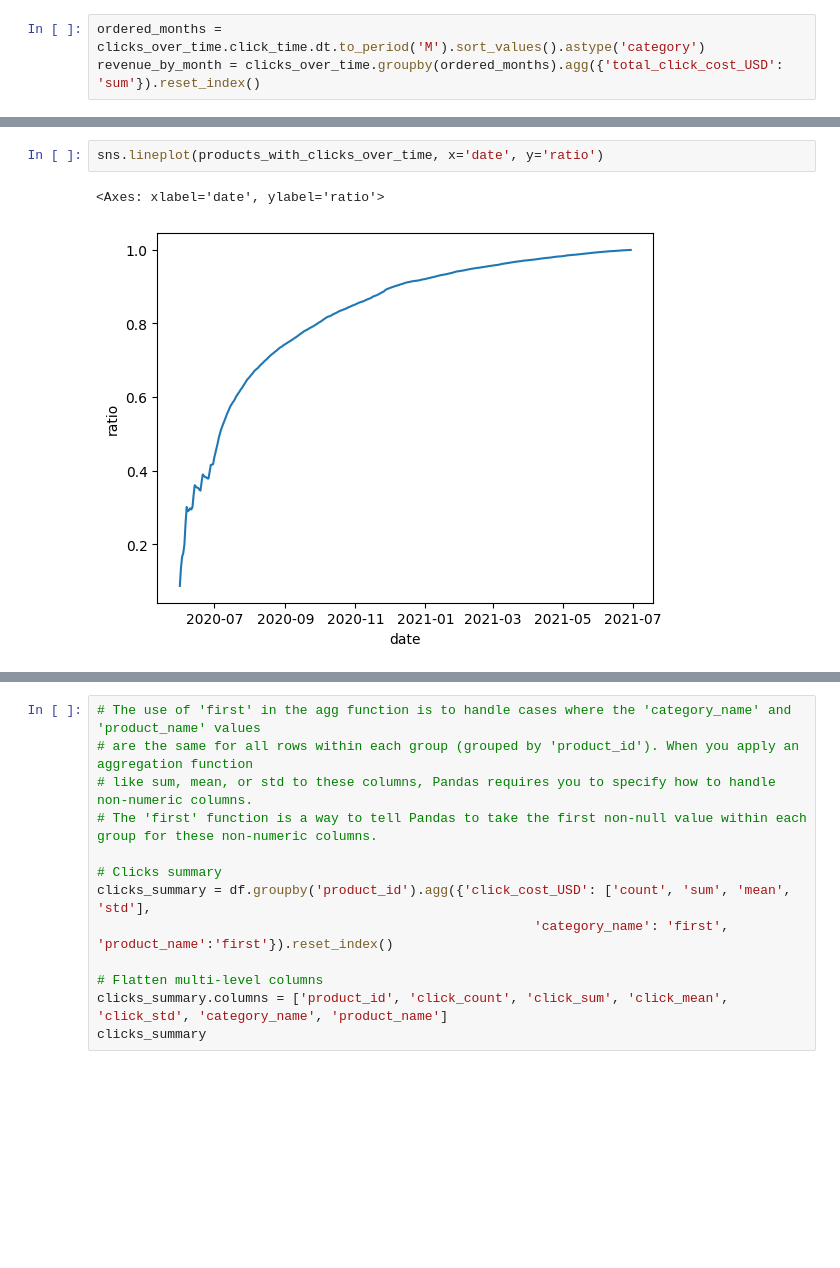
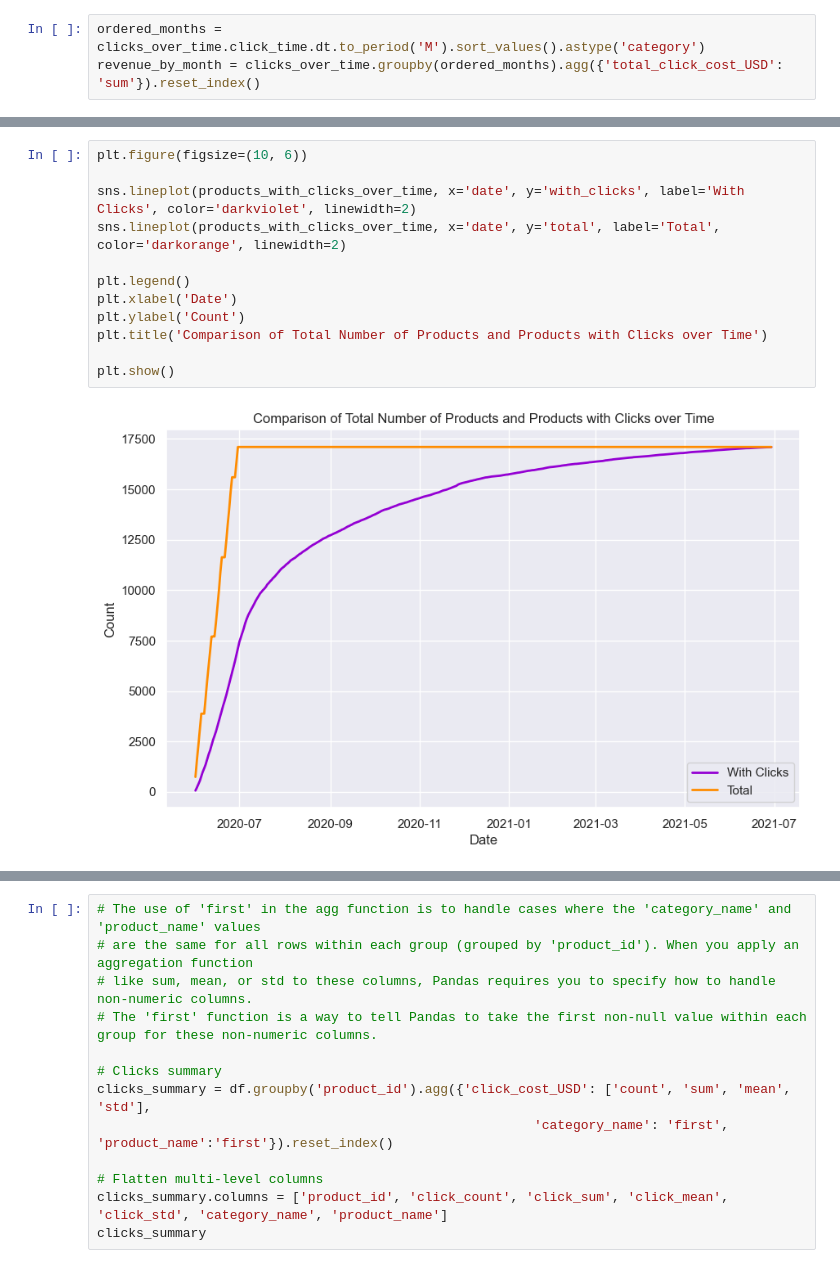
Before and after one commit to 3quetra/portfolio, a Jupyter notebook: swedish_companies_real_cases/Price_Runner_data_analysis/eda_price_runner.ipynb, the cells around one changed output, grey strips where cells are left out. Cells and saved outputs as stored; diff of their text form; blank space fills up the shorter version.

```diff
--- a/swedish_companies_real_cases/Price_Runner_data_analysis/eda_price_runner.ipynb
+++ b/swedish_companies_real_cases/Price_Runner_data_analysis/eda_price_runner.ipynb
@@ -345,5 +353,14 @@ sns.lineplot(products_with_clicks_over_time, x='date', y='total')
-# %%
-sns.lineplot(products_with_clicks_over_time, x='date', y='ratio')
-# %% [output]
-<Axes: xlabel='date', ylabel='ratio'>
-[figure, removed]
+# %%
+plt.figure(figsize=(10, 6))
+
+sns.lineplot(products_with_clicks_over_time, x='date', y='with_clicks', label='With Clicks', color='darkviolet', linewidth=2)
+sns.lineplot(products_with_clicks_over_time, x='date', y='total', label='Total', color='darkorange', linewidth=2)
+
+plt.legend()
+plt.xlabel('Date')
+plt.ylabel('Count')
+plt.title('Comparison of Total Number of Products and Products with Clicks over Time')
+
+plt.show()
+# %% [output]
+[figure, added]
```
Also changed, not shown: parts of 22 cells of this notebook.
